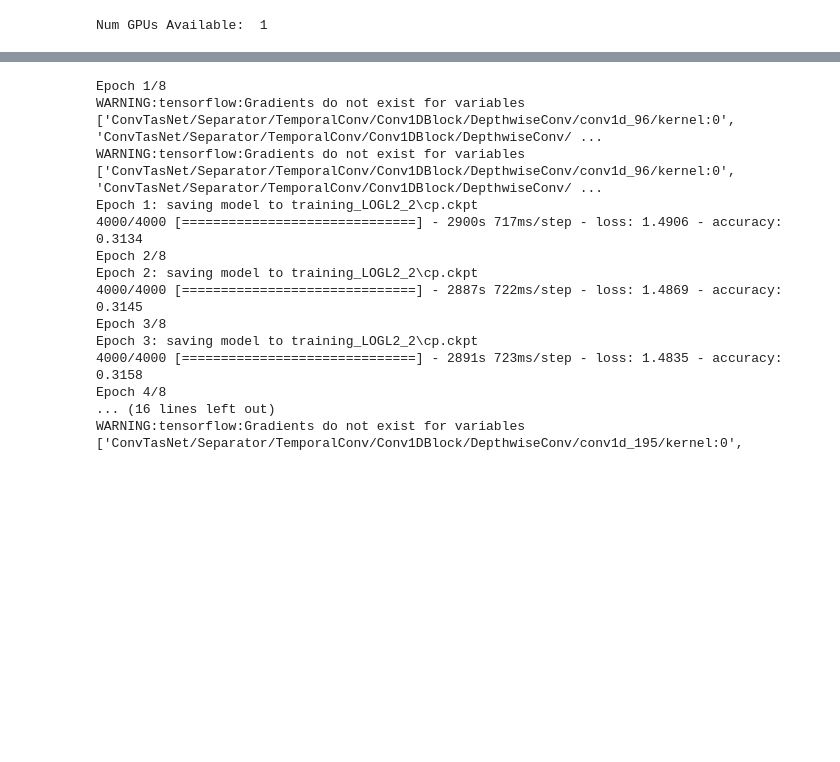
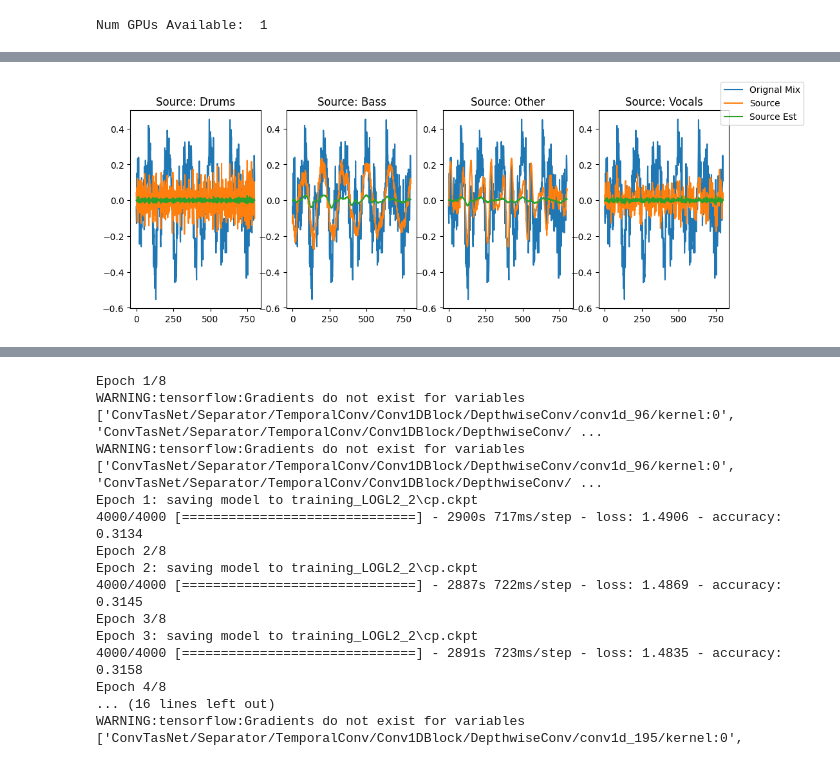
Before and after one commit to jambory/MusicSourceSeparation, a Jupyter notebook: nn_implementation/testing_convtas.ipynb, the cells around one changed output, grey strips where cells are left out. Drawn from its saved outputs; the diff is of its cells as text; code cells hidden in the pictures; blank space fills up the shorter version.

```diff
--- a/nn_implementation/testing_convtas.ipynb
+++ b/nn_implementation/testing_convtas.ipynb
@@ -46,4 +112,6 @@ print(tf.data.experimental.cardinality(dataset).numpy())
 # %%
-param = Parameters()
+param = Parameters(casual=False,naplab_impl=True)
 # %%
 cnn = convtas.ConvTasNet(param)
+# %%
+output_x_0 = cnn(x_0)
@@ -78,0 +263,16 @@ def create_fit_save(dataset, epochs=10):
+# %%
+# Output for sisnr trained model for five epochs
+fig, axes = plt.subplots(1,4, figsize=(12,4))
+sources = ["Drums", "Bass", "Other", "Vocals"]
+
+for i in range(4):
+    axes[i].plot(x_0[0], label="Orignal Mix")
+    axes[i].plot(y_0[0][i], label=f"Source")
+    axes[i].plot(output_x_0[0][i], label=f"Source Est")
+
+    if i==0:
+        fig.legend()
+
+    axes[i].set_title(f"Source: {sources[i]}")
+# %% [output]
+[figure, added]
```
Also changed, not shown: parts of 31 cells of this notebook, 9 other files.
